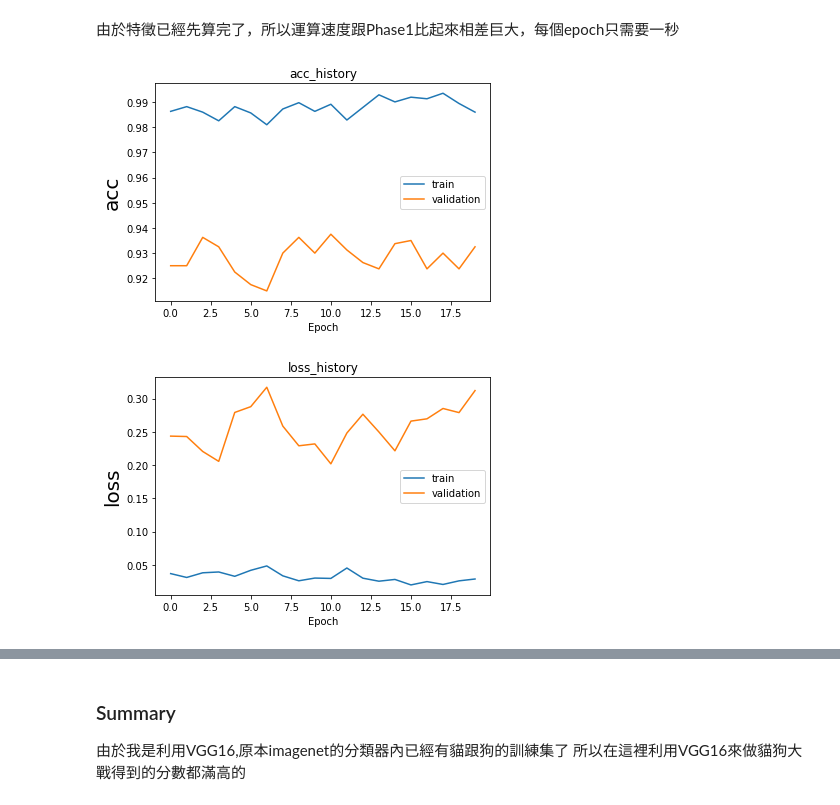
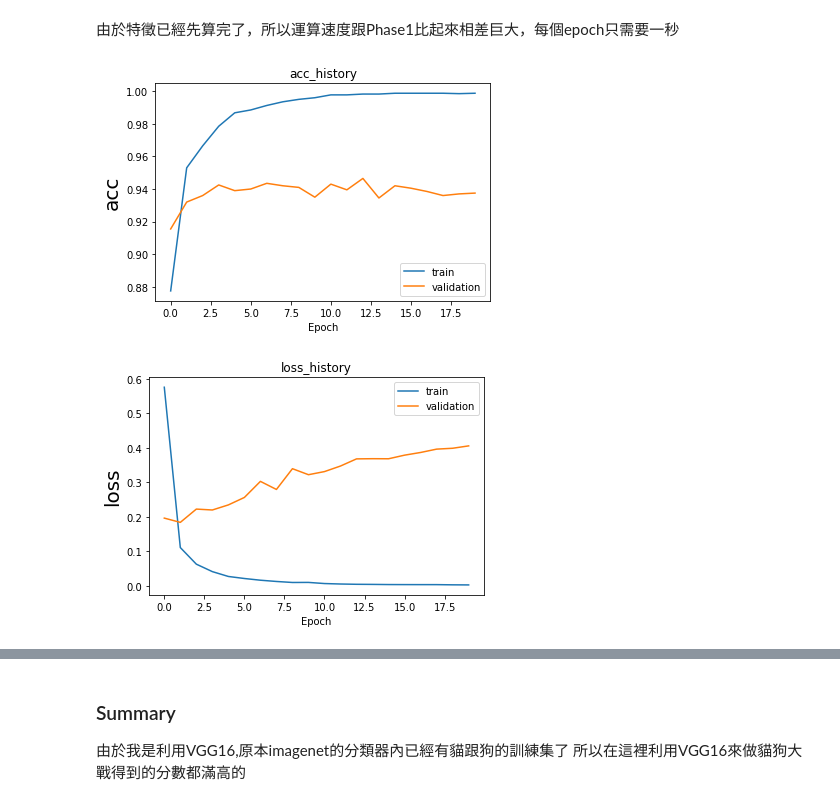
Before and after one commit to Leolewis5/Machine_Learning, a Jupyter notebook: Keras/4. Transfer_learning.ipynb, the cells around one changed output, grey strips where cells are left out. Drawn from its saved outputs; the diff is of its cells as text; code cells hidden in the pictures.

Commit message:
update transfer and small data set

```diff
--- a/Keras/4. Transfer_learning.ipynb
+++ b/Keras/4. Transfer_learning.ipynb
@@ -151,7 +152,7 @@ label_batch_shape:  (20,)
 # %%
 from keras.applications import VGG16
 
-vgg_model = VGG16(weights='imagenet',include_top=False,input_shape=(224,224,3))
+vgg_model = VGG16(weights='imagenet',include_top=False,input_shape=(150,150,3))
 vgg_model.summary()
 # %% [output]
 WARNING:tensorflow:From C:\Users\a2720\Anaconda3\lib\site-packages\tensorflow\python\framework\op_def_library.py:263: colocate_with (from tensorflow.python.framework.ops) is deprecated and will be rem ...
@@ -295,12 +294,12 @@ def ExtractData(DIR):  # trager folder
     total_data = len(os.listdir(sub_dir))*2
 
     # first, need to create container
-    feature_data = np.zeros(shape=(total_data,7,7,512)) # meet VGG16 last output shape
+    feature_data = np.zeros(shape=(total_data,4,4,512)) # meet VGG16 last output shape
     label_data = np.zeros(shape=(total_data))
 
     feture_gen = datagen.flow_from_directory(
             DIR,
-            target_size=(224,224),
+            target_size=(150,150),
             batch_size=100,
             class_mode='binary')
     i=0
@@ -368,13 +365,9 @@ Train_data shape:  (4000, 25088)
 # %% [markdown]
 ### Step2. 搭建模型與訓練
 # %%
-
-
 model2 = Sequential()
 
-
-
-model2.add(Dense(10,input_dim=7*7*512,activation='relu'))
+model2.add(Dense(10,input_dim=4*4*512,activation='relu'))
 model2.add(Dense(10,activation = 'relu'))
 model2.add(Dense(1,activation = 'sigmoid'))
 
@@ -423,13 +416,13 @@ Epoch 20/20
 # %% [markdown]
 由於特徵已經先算完了，所以運算速度跟Phase1比起來相差巨大，每個epoch只需要一秒
 # %%
-plot_train_result(train_history,'acc','val_acc')
+plot_train_result(train_history2,'acc','val_acc')
 # %% [output]
-[figure, old version]
+[figure, new version]
 # %%
-plot_train_result(train_history,'loss','val_loss')
+plot_train_result(train_history2,'loss','val_loss')
 # %% [output]
-[figure, old version]
+[figure, new version]
 # %%
 score2 = model2.evaluate(Test_data,Test_label)
 
```
Also changed, not shown: parts of 13 cells of this notebook, 1 other file.
